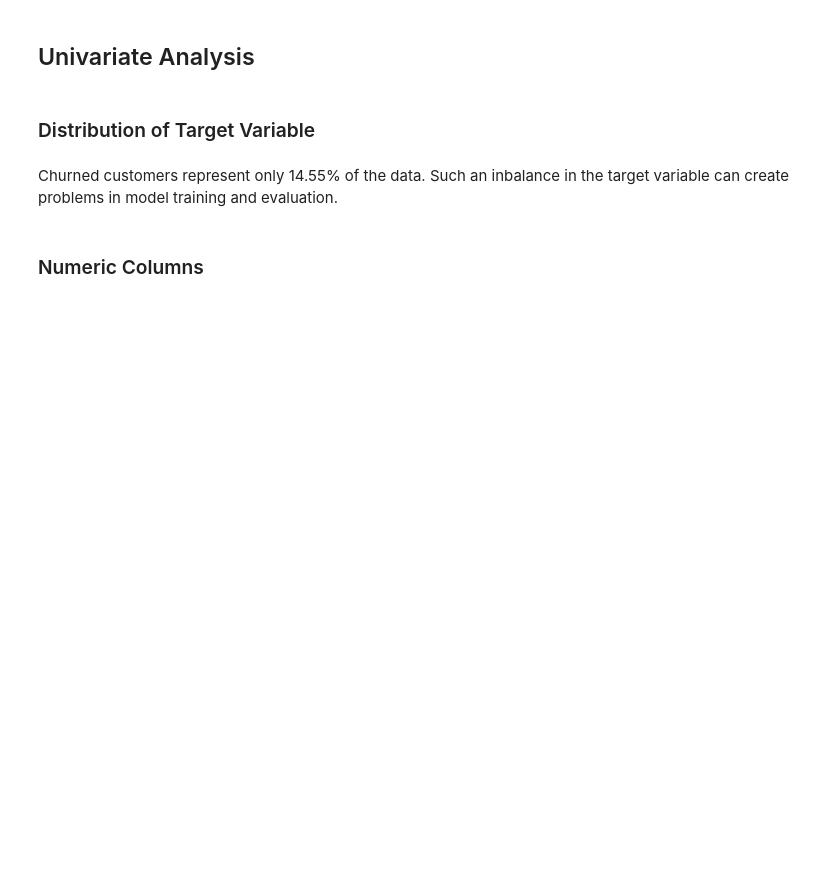
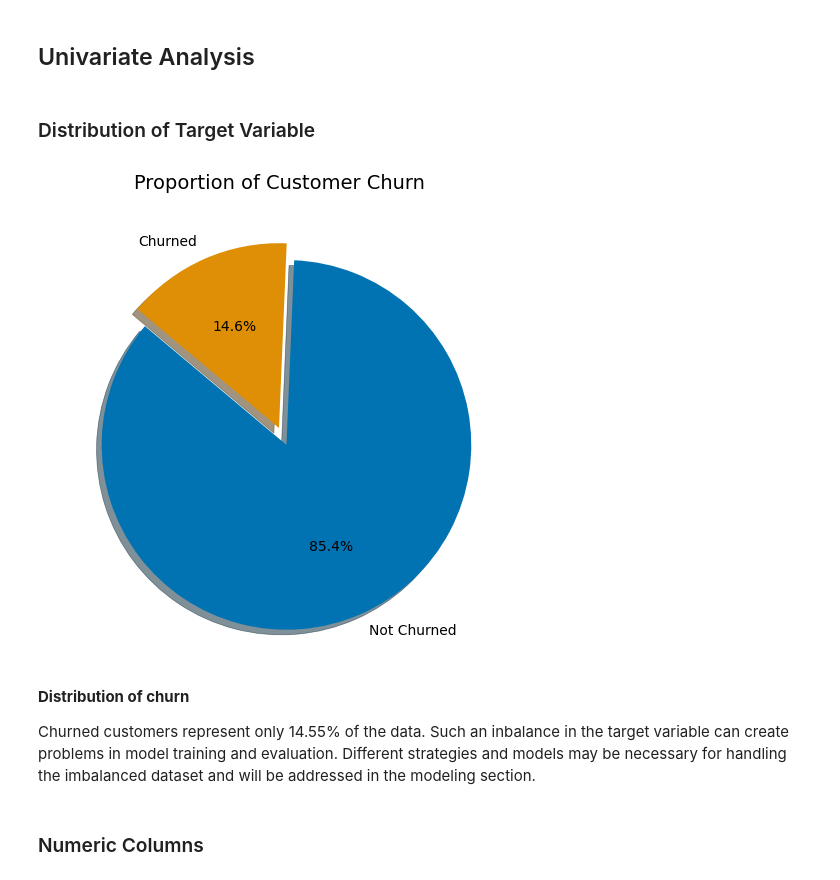
Before and after one commit to timothyrobbinscpa/new_customer_churn, a Jupyter notebook: src/customer_churn.ipynb, the cells around one changed output. Drawn from its saved outputs; the diff is of its cells as text; code cells hidden in the pictures; blank space fills up the shorter version.

Commit message:
commit changes for version 1.3 and 1.4 and visualizations

```diff
--- a/src/customer_churn.ipynb
+++ b/src/customer_churn.ipynb
@@ -106,5 +181,20 @@ churn_distribution
-# %% [markdown]
-Churned customers represent only 14.55% of the data.  Such an inbalance in the target variable can create problems in model training and evaluation.
+# %%
+churn_counts = df_train['churn'].value_counts()
+
+# Rename index for clarity
+churn_counts.index = ['Not Churned' if status == 0 else 'Churned' for status in churn_counts.index]
+
+# Create a pie chart to visualize the proportion of churn
+plt.figure(figsize=(8, 6))
+plt.pie(churn_counts, labels=churn_counts.index, autopct='%1.1f%%', startangle=140, explode=(0.1, 0), shadow=True)
+plt.title('Proportion of Customer Churn', fontsize=14)
+plt.show()
+# %% [output]
+[figure, added]
+# %% [markdown]
+**Distribution of churn**
+
+Churned customers represent only 14.55% of the data.  Such an inbalance in the target variable can create problems in model training and evaluation.  Different strategies and models may be necessary for handling the imbalanced dataset and will be addressed in the modeling section.
 # %% [markdown]
 ### Numeric Columns
 # %%
```
Also changed, not shown: parts of 88 cells of this notebook, 4 other files.
